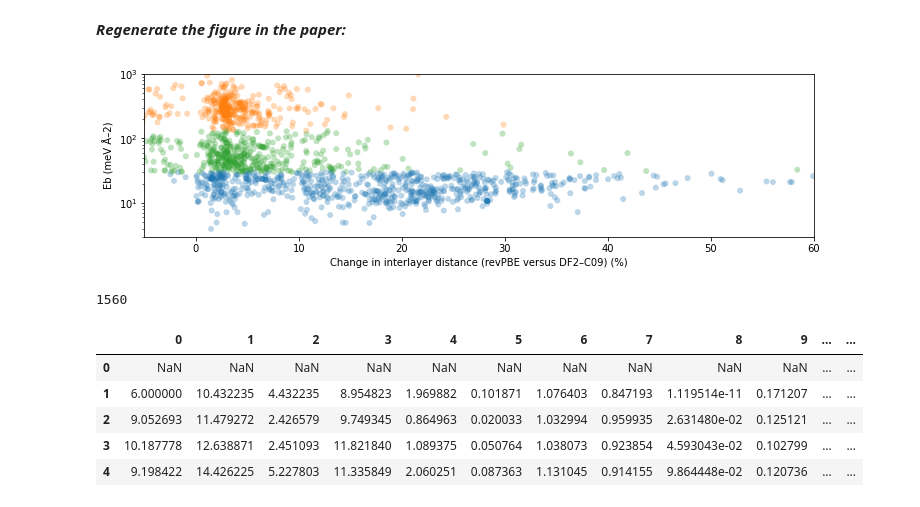
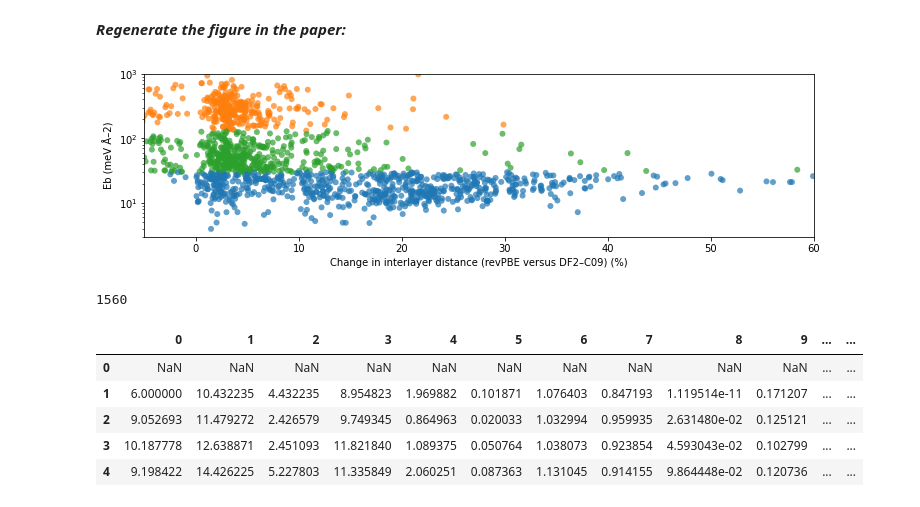
Before and after one commit to Mohammad-vahdat/machine-learning-dimensionalities-and-binding-energy, a Jupyter notebook: Regenerate-Fig2C-based-on-ML-model.ipynb, the cells around one changed output. Drawn from its saved outputs; the diff is of its cells as text; code cells hidden in the pictures.

```diff
--- a/Regenerate-Fig2C-based-on-ML-model.ipynb
+++ b/Regenerate-Fig2C-based-on-ML-model.ipynb
@@ -208,34 +208,34 @@ Total numbers of labeled structures: 2396
 # %%
 i = 0
 color = ['tab:blue',  'tab:green', 'tab:orange']
 fig, ax = plt.subplots(figsize=(12, 3))
 for key in revpbe.keys():
     if key in binding_energies.keys():
 
         try:
             x = abs(df2[key]['cell'][2][2]-revpbe[key]['cell'][2][2])/df2[key]['cell'][2][2]*100
             y = binding_energies[key]['df2']
             if y <= 30:
-                a = plt.scatter(x,y, c = color[0], alpha=0.3, edgecolors='none', label = color[0])
+                a = plt.scatter(x,y, c = color[0], alpha=0.7, edgecolors='none', label = color[0])
                 i = i +1
             elif 30 < y <= 130:
-                b = plt.scatter(x,y, c = color[1], alpha=0.3, edgecolors='none', label = color[1])
+                b = plt.scatter(x,y, c = color[1], alpha=0.7, edgecolors='none', label = color[1])
                 i = i +1
             else:
-                plt.scatter(x,y, c = color[2], alpha=0.3, edgecolors='none', label = color[2])
+                plt.scatter(x,y, c = color[2], alpha=0.7, edgecolors='none', label = color[2])
                 i = i +1
         except KeyError:
             pass
 plt.yscale('log')
 plt.xlim((-5,60))
 plt.ylim((3,1000))
 plt.xlabel("Change in interlayer distance (revPBE versus DF2–C09) (%)")
 plt.ylabel("Eb (meV Å–2)")
 plt.savefig("Fig2C.pdf",bbox_inches='tight',dpi=600)
 plt.show()
 print(i)
 # %% [output]
-[figure, old version]
+[figure, new version]
 1560
 # %%
 import joblib
```
Also changed, not shown: parts of 6 cells of this notebook, 6 other files.
